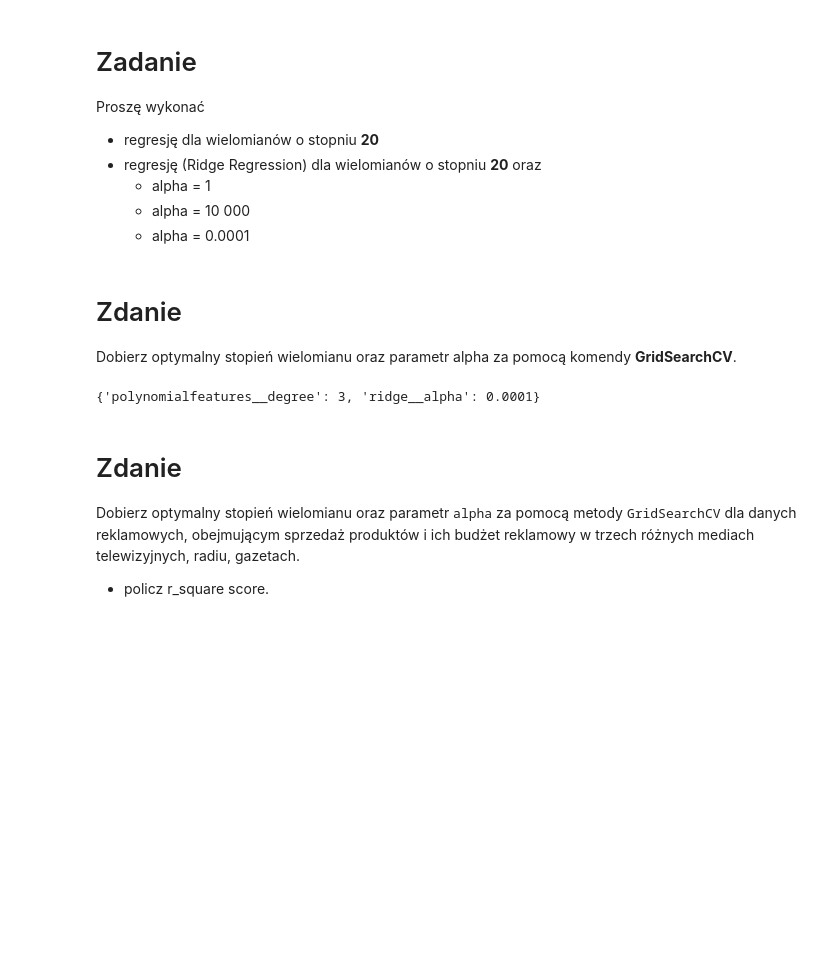
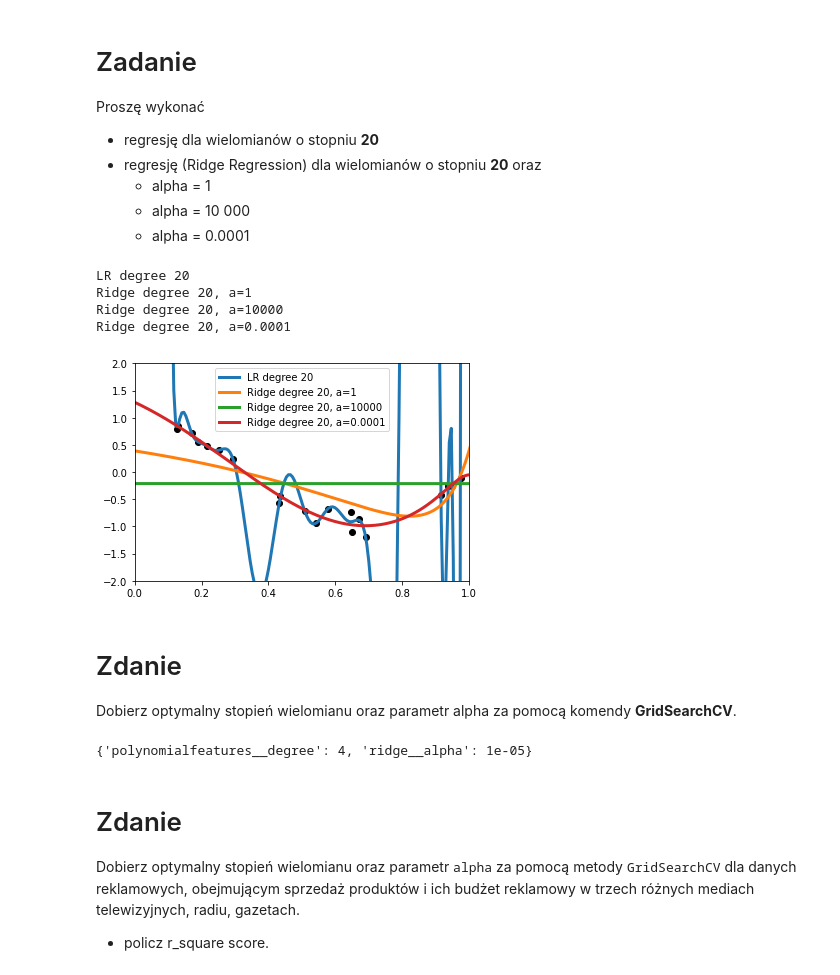
Before and after one commit to j-piasecki/podstawy_sztucznej_inteligencji, a Jupyter notebook: Z06_E_Ridge_Regression.ipynb, the cells around one changed output. Saved outputs shown, nothing was run; the diff lists cells and outputs as text; code cells hidden in the pictures; blank space fills up the shorter version.

```diff
--- a/Z06_E_Ridge_Regression.ipynb
+++ b/Z06_E_Ridge_Regression.ipynb
@@ -74,6 +74,40 @@ Proszę wykonać
    * alpha = 1
    * alpha = 10 000
    * alpha = 0.0001
+# %%
+   # prepare models
+models = []
+predicts = []
+names=[]
+models.append(('LR degree 20', make_pipeline(PolynomialFeatures(20), linear_model.LinearRegression()) ))
+
+## Ridge + poly
+models.append(('Ridge degree 20, a=1', make_pipeline(PolynomialFeatures(20), Ridge(1)) ))
+models.append(('Ridge degree 20, a=10000', make_pipeline(PolynomialFeatures(20), Ridge(10000)) ))
+models.append(('Ridge degree 20, a=0.0001', make_pipeline(PolynomialFeatures(20), Ridge(0.0001)) ))
+
+x_plot = np.vstack(np.linspace(-3, 3, 1000))
+for name, model in models:
+    print(name)
+    model.fit(x, y)
+    predicts.append(model.predict(x_plot))
+    names.append(name)
+
+x_plot = np.vstack(np.linspace(-3, 3, 1000))
+plt.plot(x, y, 'ok');
+for i in range(len(models)):
+    #print(i)
+    plt.plot(x_plot, predicts[i],linewidth=3,label=names[i])
+    plt.xlim((0, 1))
+    plt.ylim((-2, 2))
+plt.legend()
+plt.show()
+# %% [output]
+LR degree 20
+Ridge degree 20, a=1
+Ridge degree 20, a=10000
+Ridge degree 20, a=0.0001
+[figure, added]
 # %% [markdown]
 # Zdanie
 Dobierz optymalny stopień wielomianu oraz parametr alpha za pomocą komendy **GridSearchCV**.
@@ -94,7 +128,7 @@ grid = GridSearchCV(make_pipeline(PolynomialFeatures(degree=2), linear_model.Rid
 grid.fit(x, y)
 grid.best_params_
 # %% [output]
-{'polynomialfeatures__degree': 3, 'ridge__alpha': 0.0001}
+{'polynomialfeatures__degree': 4, 'ridge__alpha': 1e-05}
 # %% [markdown]
 # Zdanie
 Dobierz optymalny stopień wielomianu oraz parametr <tt>alpha</tt> za pomocą metody <tt>GridSearchCV</tt> dla danych reklamowych, obejmującym sprzedaż produktów i ich budżet reklamowy w trzech różnych mediach telewizyjnych, radiu, gazetach.
```
Also changed, not shown: parts of 2 cells of this notebook, 1 other file.
